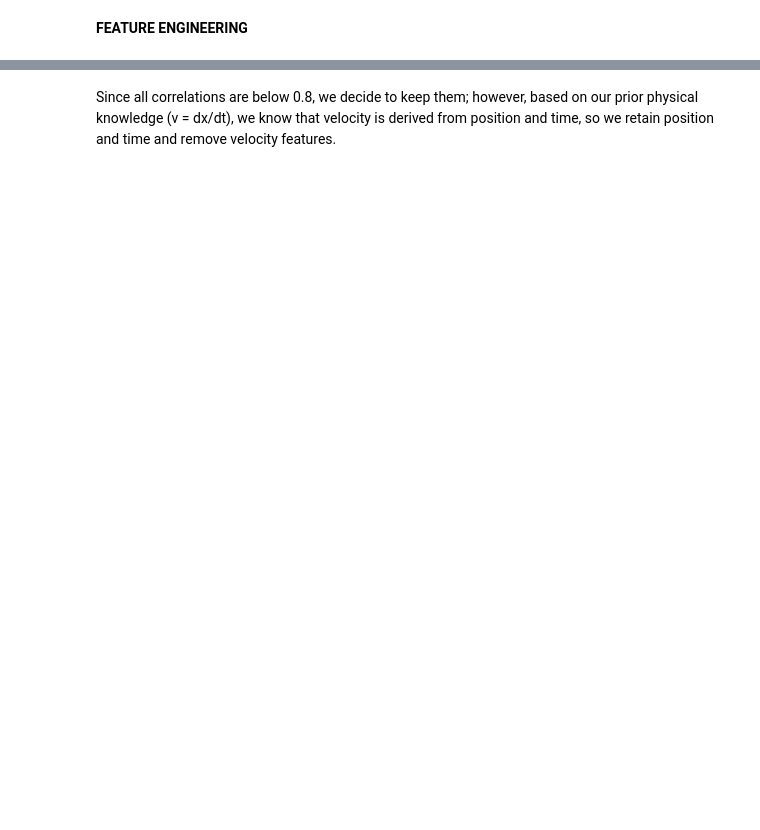
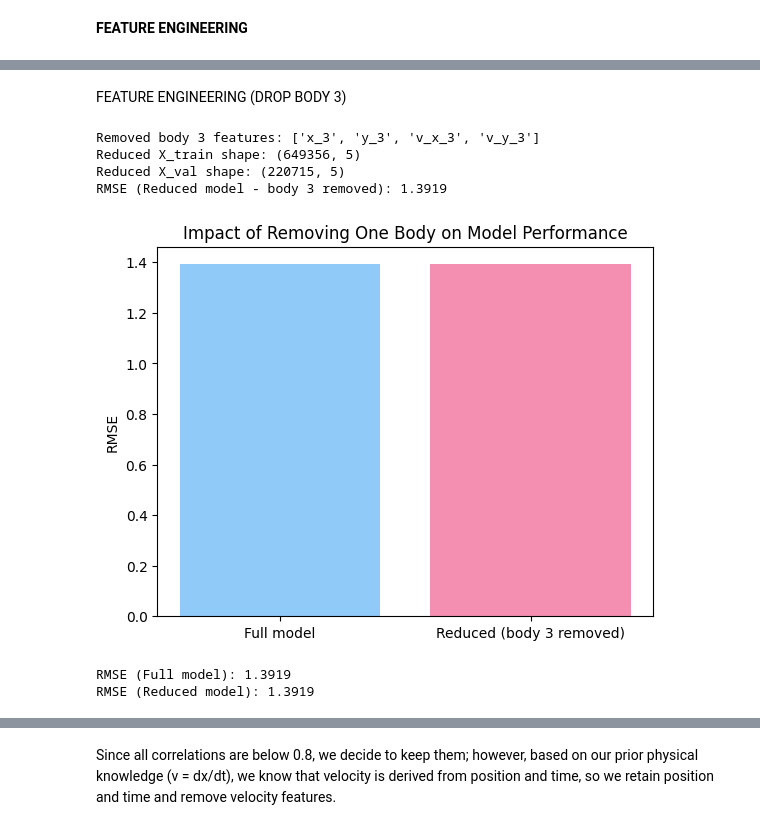
Before and after one commit to PLONTZNathan/MachineLearning_Assignment1, a Jupyter notebook: FeatureEngineering.ipynb, the cells around one changed output, grey strips where cells are left out. Cells and saved outputs as stored; diff of their text form; code cells hidden in the pictures; blank space fills up the shorter version.

```diff
--- a/FeatureEngineering.ipynb
+++ b/FeatureEngineering.ipynb
@@ -115,0 +120,4 @@ train_first_row_time=keep_first_zero_time(train, time_vec, traj_len=257, tol=1e-
+# %%
+train_entry=replicate_initial_position_by_block(train_after_split)
+validation_entry=replicate_initial_position_by_block(validation_after_split)
+test_entry=replicate_initial_position_by_block(test_after_split)
@@ -115,0 +143,10 @@ train_first_row_time=keep_first_zero_time(train, time_vec, traj_len=257, tol=1e-
+# %%
+X_val = validation_entry[input_cols]
+y_val = validation_after_split[target_cols]
+
+y_pred_val = pipeline.predict(X_val)
+
+X_test = test_entry[input_cols]
+y_test= test_after_split[target_cols]
+
+y_pred_test = pipeline.predict(X_test)
@@ -162,0 +222,58 @@ Highly correlated feature pairs:
+# %% [markdown]
+FEATURE ENGINEERING (DROP BODY 3)
+# %%
+# Drop one body (body 3)
+body_to_drop = 3
+cols_to_drop = [f"x_{body_to_drop}", f"y_{body_to_drop}",
+                f"v_x_{body_to_drop}", f"v_y_{body_to_drop}"]
+
+X_train_reduced = X_train.drop(columns=cols_to_drop, errors='ignore')
+X_val_reduced   = X_val.drop(columns=cols_to_drop, errors='ignore')
+
+print(f"Removed body {body_to_drop} features: {cols_to_drop}")
+print("Reduced X_train shape:", X_train_reduced.shape)
+print("Reduced X_val shape:", X_val_reduced.shape)
+
+# Step 2: Fit linear model with reduced features
+lin_reduced = LinearRegression()
+lin_reduced.fit(X_train_reduced, y_train)
+
+y_pred_reduced = lin_reduced.predict(X_val_reduced)
+rmse_reduced = np.sqrt(mean_squared_error(y_val, y_pred_reduced))
+print(f"RMSE (Reduced model - body {body_to_drop} removed): {rmse_reduced:.4f}")
+# %% [output]
+Removed body 3 features: ['x_3', 'y_3', 'v_x_3', 'v_y_3']
+Reduced X_train shape: (649356, 5)
+Reduced X_val shape: (220715, 5)
+RMSE (Reduced model - body 3 removed): 1.3919
+# %%
+plt.bar(["Full model", f"Reduced (body {body_to_drop} removed)"],
+        [rmse_full, rmse_reduced], color=["#90caf9", "#f48fb1"])
+plt.ylabel("RMSE")
+plt.title("Impact of Removing One Body on Model Performance")
+plt.show()
+# %% [output]
+[figure, added]
+# %%
+from sklearn.linear_model import LinearRegression
+from sklearn.preprocessing import PolynomialFeatures
+from sklearn.metrics import mean_squared_error
+import numpy as np
+import matplotlib.pyplot as plt
+
+# Full model (with all features)
+lin_full = LinearRegression()
+lin_full.fit(X_train, y_train)
+y_pred_full = lin_full.predict(X_val)
+rmse_full = np.sqrt(mean_squared_error(y_val, y_pred_full))
+print(f"RMSE (Full model): {rmse_full:.4f}")
+
+# Reduced model (after dropping velocity features)
+lin_reduced = LinearRegression()
+lin_reduced.fit(X_train_reduced, y_train)
+y_pred_reduced = lin_reduced.predict(X_val[X_train_reduced.columns])
+rmse_reduced = np.sqrt(mean_squared_error(y_val, y_pred_reduced))
+print(f"RMSE (Reduced model): {rmse_reduced:.4f}")
+# %% [output]
+RMSE (Full model): 1.3919
+RMSE (Reduced model): 1.3919
```
Also changed, not shown: parts of 20 cells of this notebook.
